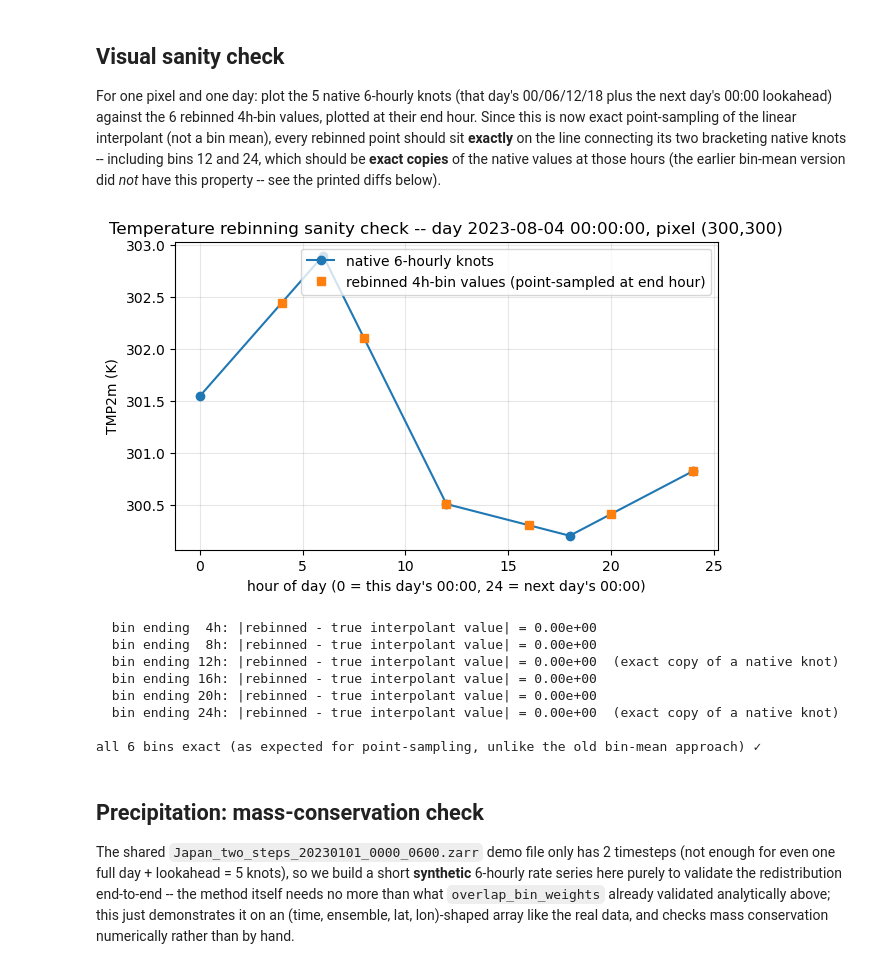
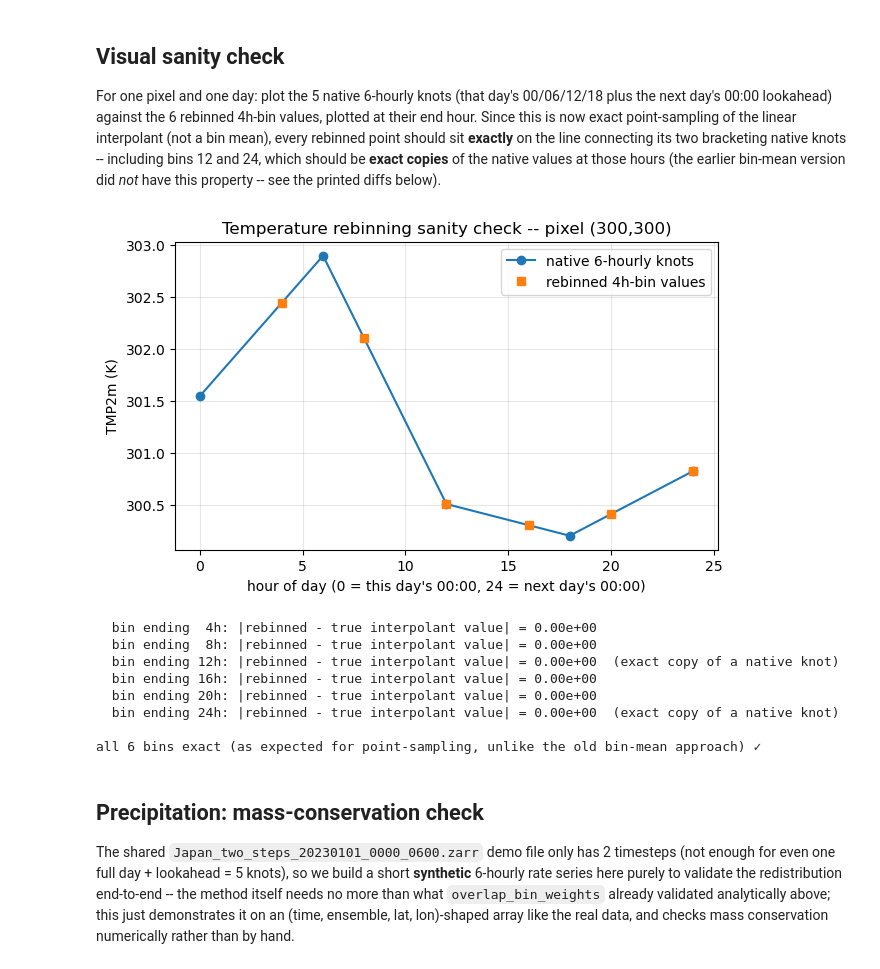
Before and after one commit to valentin-brekke/climate-hydro-pipeline, a Jupyter notebook: processing/temporal_binning/scripts/temporal_binning.ipynb, the cells around one changed output. Drawn from its saved outputs; the diff is of its cells as text; code cells hidden in the pictures.

Commit message:
plots notebook improved

```diff
--- a/processing/temporal_binning/scripts/temporal_binning.ipynb
+++ b/processing/temporal_binning/scripts/temporal_binning.ipynb
@@ -172,36 +172,36 @@ have this property -- see the printed diffs below).
 i_lat, i_lon = 300, 300
 day_i = 3  # arbitrary mid-series day
 
 idx = day_start_idx[day_i]
 native_hours = np.arange(5) * 6
 native_vals = temp_da.isel(time=slice(idx, idx + 5), lat=i_lat, lon=i_lon).values
 
 bin_hours = tbl.BIN_END_HOURS
 bin_vals = temp_binned.isel(time=day_i, lat=i_lat, lon=i_lon).values
 
 fig, ax = plt.subplots(figsize=(7, 4))
 ax.plot(native_hours, native_vals, "o-", label="native 6-hourly knots", color="C0")
-ax.plot(bin_hours, bin_vals, "s", label="rebinned 4h-bin values (point-sampled at end hour)", color="C1")
+ax.plot(bin_hours, bin_vals, "s", label="rebinned 4h-bin values", color="C1")
 ax.set_xlabel("hour of day (0 = this day's 00:00, 24 = next day's 00:00)")
 ax.set_ylabel("TMP2m (K)")
-ax.set_title(f"Temperature rebinning sanity check -- day {day_dates[day_i]}, pixel ({i_lat},{i_lon})")
+ax.set_title(f"Temperature rebinning sanity check -- pixel ({i_lat},{i_lon})")
 ax.legend()
 ax.grid(alpha=0.3)
 plt.show()
 
 # exact point-sample: every rebinned value should sit exactly on the
 # piecewise-linear interpolant through the native knots -- including bins
 # 12 and 24, which should be *exact copies* of the native values there
 exact_sample = np.interp(bin_hours, native_hours, native_vals)
 diff = np.abs(bin_vals - exact_sample)
 for h, d in zip(tbl.BIN_END_HOURS, diff):
     exact_knot = h in (12, 24)
     print(f"  bin ending {h:>2}h: |rebinned - true interpolant value| = {d:.2e}  "
           f"{'(exact copy of a native knot)' if exact_knot else ''}")
 assert np.allclose(diff, 0, atol=1e-9), "point-sample should be exact everywhere, not just at native knots"
 print("\nall 6 bins exact (as expected for point-sampling, unlike the old bin-mean approach) ✓")
 # %% [output]
-[figure, old version]
+[figure, new version]
   bin ending  4h: |rebinned - true interpolant value| = 0.00e+00
   bin ending  8h: |rebinned - true interpolant value| = 0.00e+00
   bin ending 12h: |rebinned - true interpolant value| = 0.00e+00  (exact copy of a native knot)
```
Also changed, not shown: parts of 2 cells of this notebook, 3 other files.
